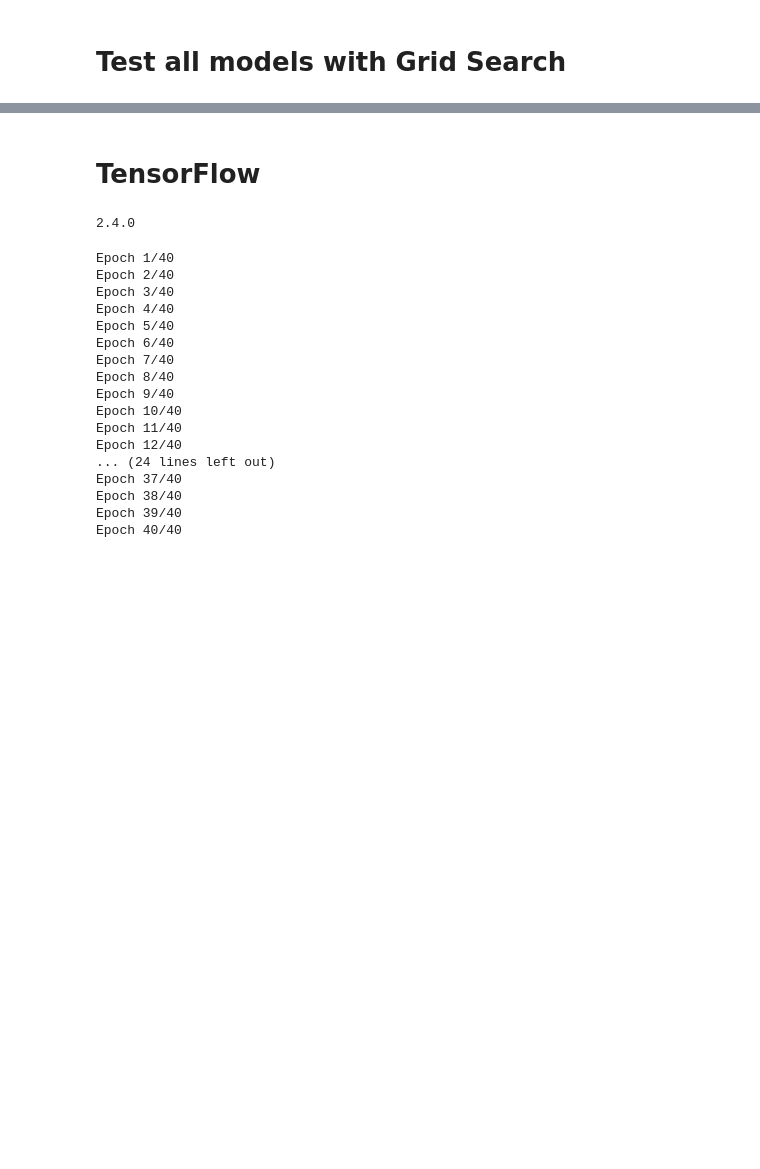
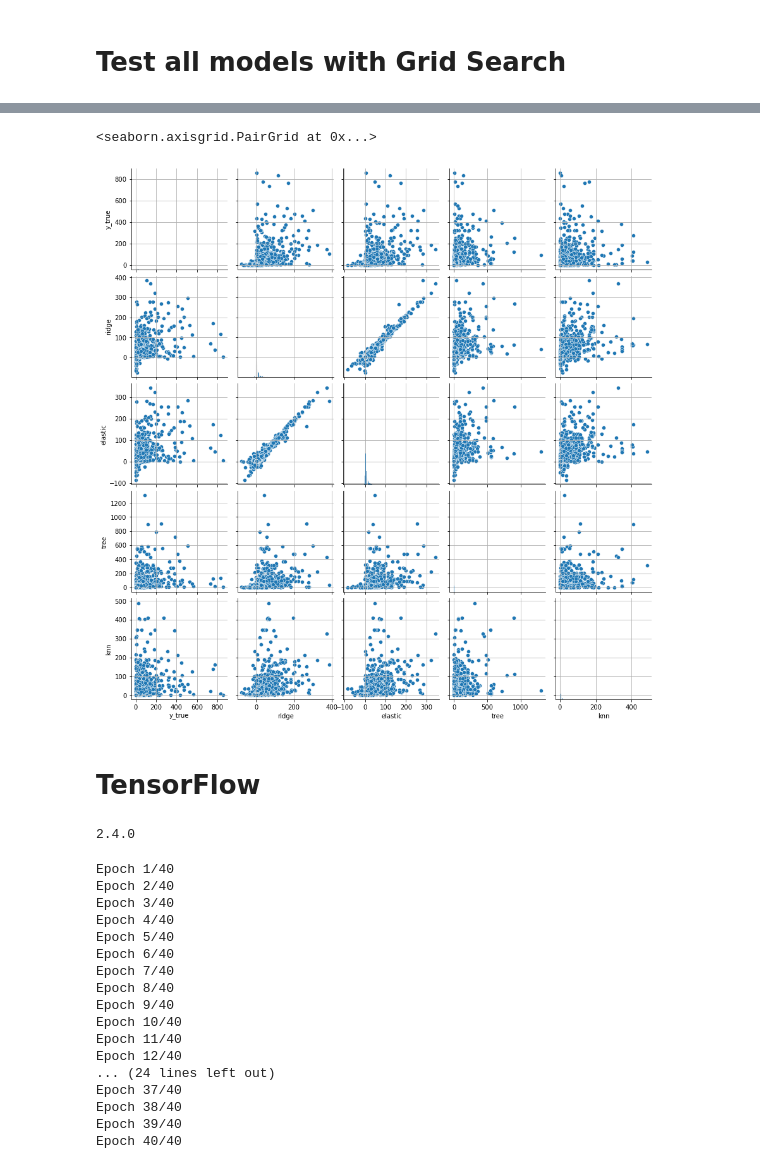
Before and after one commit to NicoBrnr/PythonDataAnalysisProject, a Jupyter notebook: finalScript.ipynb, the cells around one changed output, grey strips where cells are left out. Saved outputs shown, nothing was run; the diff lists cells and outputs as text; code cells hidden in the pictures; blank space fills up the shorter version.

```diff
--- a/finalScript.ipynb
+++ b/finalScript.ipynb
@@ -534,0 +575,20 @@ Best params :  {'max_depth': 1000.0, 'min_samples_split': 5}
+# %%
+random_forest_opti=tree.DecisionTreeRegressor(max_depth= 1000.0, min_samples_split= 5)
+random_forest_opti.fit(X_train,y_train)
+
+random_forest_opti_pred=random_forest_opti.predict(X_test)
+random_forest_opti_pred=random_forest_opti_pred.round()
+# %%
+neigh_opti=KNeighborsRegressor(algorithm='ball_tree', n_neighbors= 5)
+neigh_opti.fit(X_train, y_train)
+
+neigh_opti_pred=neigh_opti.predict(X_test)
+neigh_opti_pred=neigh_opti_pred.round()
+# %%
+df_pred=pd.DataFrame()
+df_pred['y_true']=y_test
+# %%
+df_pred['ridge']=ridge_opti_pred
+df_pred['elastic']=elastic_opti_pred
+df_pred['tree']=random_forest_opti_pred
+df_pred['knn']=neigh_opti_pred
@@ -535,3 +616,11 @@ Best params :  {'max_depth': 1000.0, 'min_samples_split': 5}
+# %%
+#We can see that ridge and elastic net give almsot the same results.
+#But the prediction are not that good, we do not obtain a line in the dedicated graph
+
+sns.pairplot(df_pred)
+# %% [output]
+<seaborn.axisgrid.PairGrid at 0x...>
+[figure, added]
 # %% [markdown]
 # TensorFlow
 # %%
```
Also changed, not shown: parts of 20 cells of this notebook, 2 other files.
